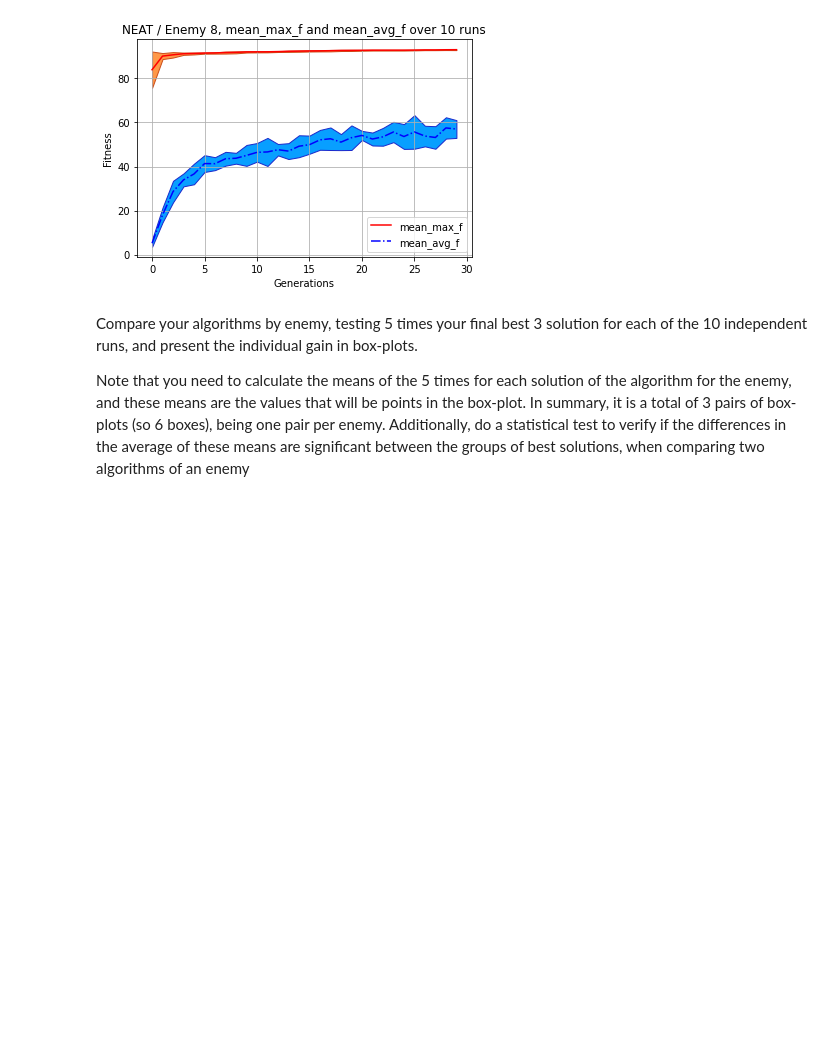
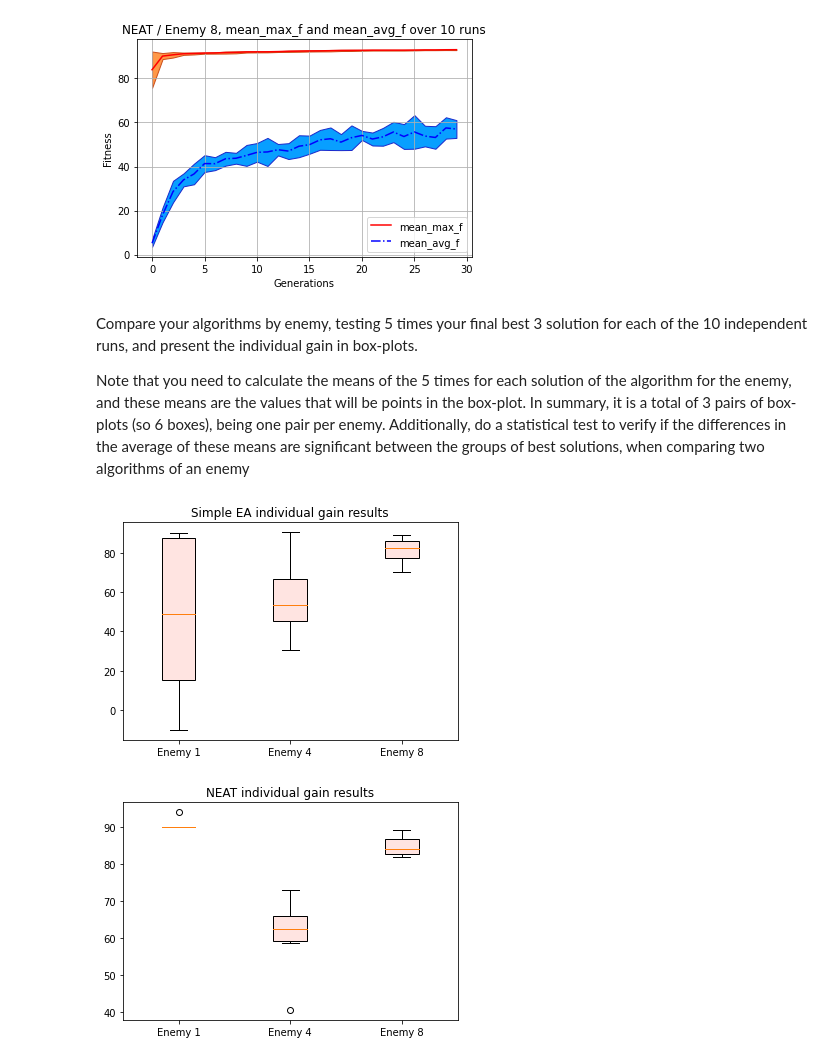
Before and after one commit to sandergs92/evoman_framework, a Jupyter notebook: plots.ipynb, the cells around one changed output. Saved outputs shown, nothing was run; the diff lists cells and outputs as text; code cells hidden in the pictures; blank space fills up the shorter version.

Commit message:
Boxplots individual gain done

```diff
--- a/plots.ipynb
+++ b/plots.ipynb
@@ -130,0 +211,27 @@ two algorithms of an enemy
+# %%
+%%capture
+# Simple EA winners
+sea_best_individuals_1 = get_sea_best_indivuals(SIMPLE_EA_RUNS_1)
+sea_best_individuals_4 = get_sea_best_indivuals(SIMPLE_EA_RUNS_4)
+sea_best_individuals_8 = get_sea_best_indivuals(SIMPLE_EA_RUNS_8)
+# Individual gain results
+ig_result_1 = get_sea_individual_gain_results(1, sea_best_individuals_1)
+ig_result_4 = get_sea_individual_gain_results(4, sea_best_individuals_4)
+ig_result_8 = get_sea_individual_gain_results(8, sea_best_individuals_8)
+# %%
+%%capture
+# NEAT winners
+neat_best_individuals_1 = get_neat_best_individuals(NEAT_RUNS_1)
+neat_best_individuals_4 = get_neat_best_individuals(NEAT_RUNS_4)
+neat_best_individuals_8 = get_neat_best_individuals(NEAT_RUNS_8)
+# Individual gain results
+neat_ig_result_1 = get_neat_individual_gain_results(1, neat_best_individuals_1)
+neat_ig_result_4 = get_neat_individual_gain_results(4, neat_best_individuals_4)
+neat_ig_result_8 = get_neat_individual_gain_results(8, neat_best_individuals_8)
+# %%
+# Plot
+plot_individual_gains([ig_result_1, ig_result_4, ig_result_8], 'Simple EA individual gain results', file_name='boxplots_sea.svg')
+plot_individual_gains([neat_ig_result_1, neat_ig_result_4, neat_ig_result_8], 'NEAT individual gain results', file_name='boxplots_neat.svg')
+# %% [output]
+[figure, added]
+[figure, added]
```
Also changed, not shown: parts of 2 cells of this notebook, 2 other files.
